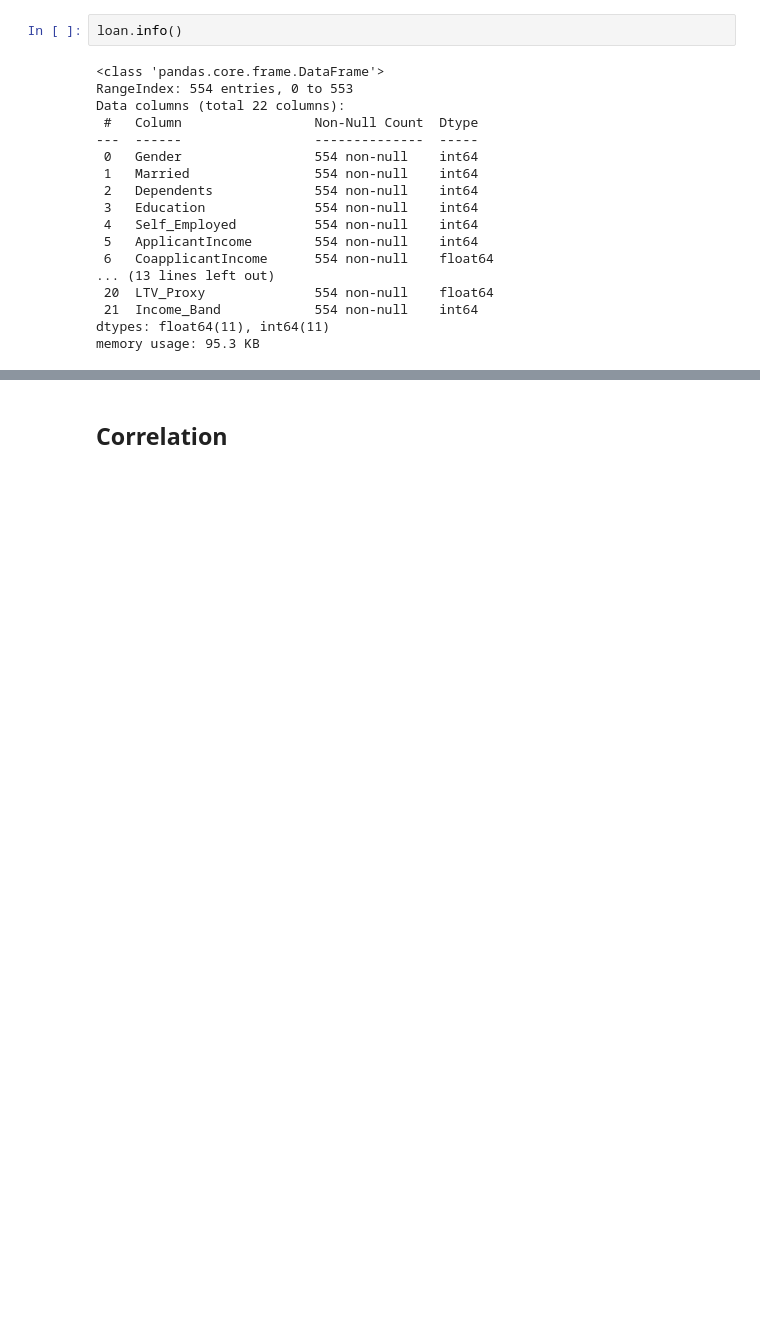
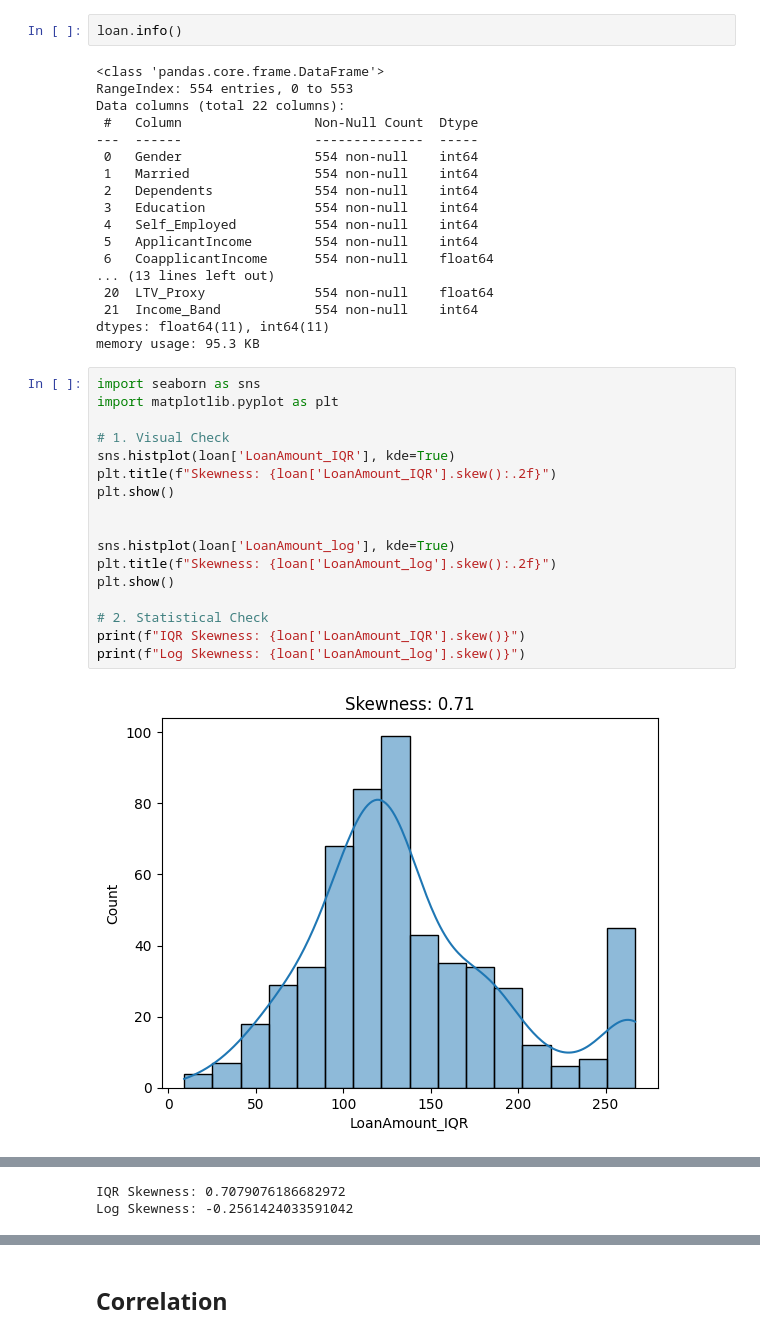
Before and after one commit to ShresthaRajwol/FDS_Project_, a Jupyter notebook: model.ipynb, the cells around one changed output, grey strips where cells are left out. Cells and saved outputs as stored; diff of their text form; blank space fills up the shorter version.

```diff
--- a/model.ipynb
+++ b/model.ipynb
@@ -71,3 +71,22 @@ Data columns (total 22 columns):
  21  Income_Band            554 non-null    int64
 dtypes: float64(11), int64(11)
 memory usage: 95.3 KB
+# %%
+import seaborn as sns
+import matplotlib.pyplot as plt
+
+# 1. Visual Check
+sns.histplot(loan['LoanAmount_IQR'], kde=True)
+plt.title(f"Skewness: {loan['LoanAmount_IQR'].skew():.2f}")
+plt.show()
+
+
+sns.histplot(loan['LoanAmount_log'], kde=True)
+plt.title(f"Skewness: {loan['LoanAmount_log'].skew():.2f}")
+plt.show()
+
+# 2. Statistical Check
+print(f"IQR Skewness: {loan['LoanAmount_IQR'].skew()}")
+print(f"Log Skewness: {loan['LoanAmount_log'].skew()}")
+# %% [output]
+[figure, added]
@@ -73,0 +94,2 @@ memory usage: 95.3 KB
+IQR Skewness: 0.7079076186682972
+Log Skewness: -0.2561424033591042
```
Also changed, not shown: parts of 4 cells of this notebook, 1 other file.
